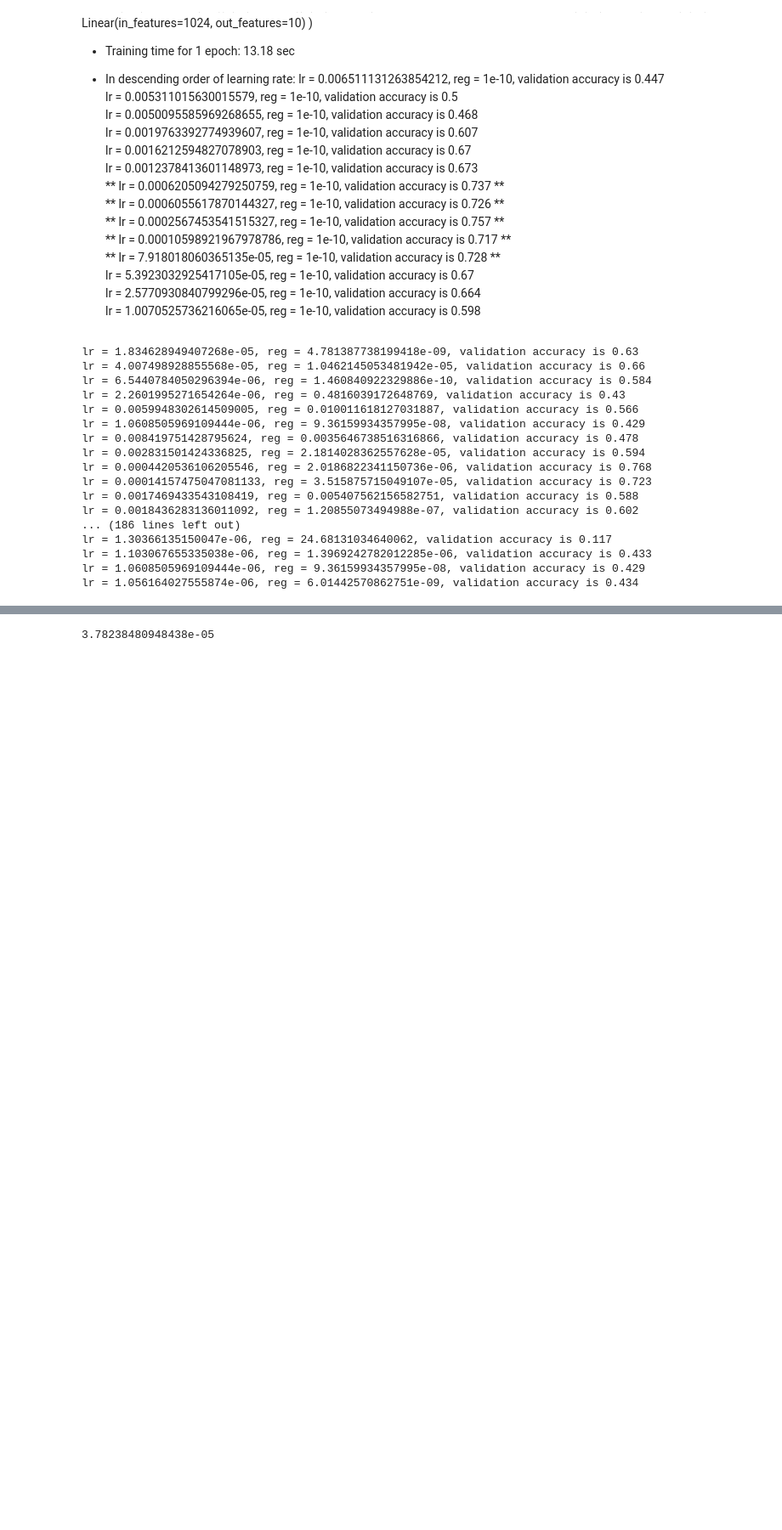
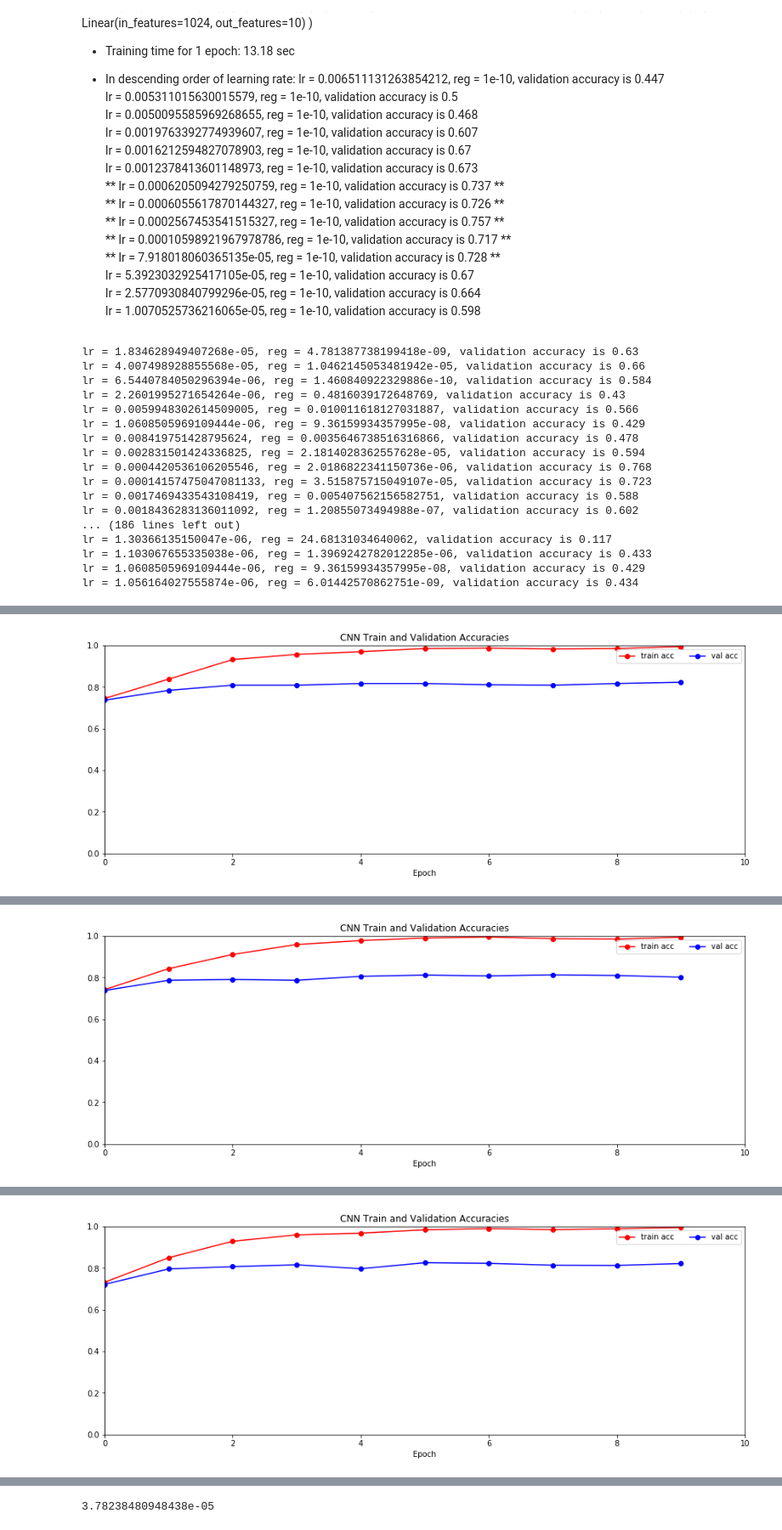
Before and after one commit to LUKELIEM/pytorch_tutorial, a Jupyter notebook: DeepCNN.ipynb, the cells around one changed output, grey strips where cells are left out. Shown at 85% size. Cells and saved outputs as stored; diff of their text form; code cells hidden in the pictures; blank space fills up the shorter version.

Commit message:
Fine tune regularization and generate model files.
Improve training functions in DeepCNN notebook.

```diff
--- a/DeepCNN.ipynb
+++ b/DeepCNN.ipynb
@@ -20,6 +20,12 @@ import time
 import platform
 import random
 import pickle as pickle
+import matplotlib.pyplot as plt
+
+%matplotlib inline
+plt.rcParams['figure.figsize'] = (10.0, 8.0) # set default size of plots
+plt.rcParams['image.interpolation'] = 'nearest'
+plt.rcParams['image.cmap'] = 'gray'
 
 # for auto-reloading external modules
 # see http://stackoverflow.com/questions/1907993/autoreload-of-modules-in-ipython
@@ -54,10 +60,12 @@ class ChunkSampler(sampler.Sampler):
 
 NUM_TRAIN = 49000
 NUM_VAL = 1000
+NUM_TRAIN_SMALL=1000
 
 cifar10_train = dset.CIFAR10('./cs231n/datasets', train=True, download=True,
                            transform=T.ToTensor())
 loader_train = DataLoader(cifar10_train, batch_size=64, sampler=ChunkSampler(NUM_TRAIN, 0))
+loader_train_small = DataLoader(cifar10_train, batch_size=64, sampler=ChunkSampler(NUM_TRAIN_SMALL, 0))
 
 cifar10_val = dset.CIFAR10('./cs231n/datasets', train=True, download=True,
                            transform=T.ToTensor())
@@ -715,0 +727,35 @@ The best validation accuracy is 0.834.
+# %%
+epochs = 10
+
+reg_list = [5e-10, 1e-09,2.8e-09, 1e-08, 2e-8]
+
+for reg in reg_list:
+
+    best_val_acc=0.0
+    model = generator().type(gpu_dtype)
+
+    loss_fn = nn.CrossEntropyLoss().type(gpu_dtype)
+    optimizer = optim.Adam(model.parameters(), lr=0.00028, weight_decay=reg)
+
+    start = time.time()
+
+    best_val_acc, training_history = train_detailed(model, loss_fn, optimizer, reg, num_epochs=epochs, verbose=True)
+
+    end = time.time()
+
+    print('Regularization = {}.'.format(reg))
+    print('Best validation accuracy is {0}. Training time for {1} epochs: {2:.2f} sec'.format(best_val_acc,
+                                                                                              epochs, end-start))
+    history = np.array(training_history)
+
+    # Plot out the accuracies
+    plt.title('CNN Train and Validation Accuracies')
+    plt.axis((0,len(history),0,1.0))
+    plt.xlabel('Epoch')
+    plt.plot(history[:,0], '-ro', label="train acc")
+    plt.plot(history[:,1], '-bo', label="val acc")
+    plt.legend(loc='best', ncol=4)
+
+    plt.gcf().set_size_inches(15, 5)
+    plt.show()
+# %% [output]
@@ -715,0 +779 @@ The best validation accuracy is 0.834.
+[figure, added]
@@ -715,0 +797 @@ The best validation accuracy is 0.834.
+[figure, added]
@@ -715,0 +815 @@ The best validation accuracy is 0.834.
+[figure, added]
```
Also changed, not shown: parts of 9 cells of this notebook, 9 other files.
